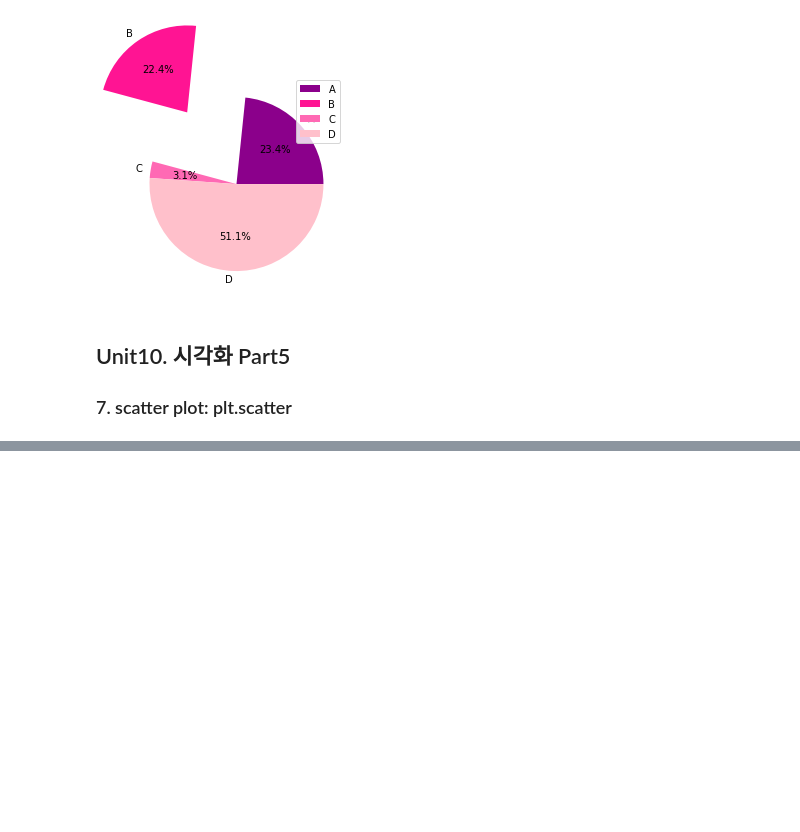
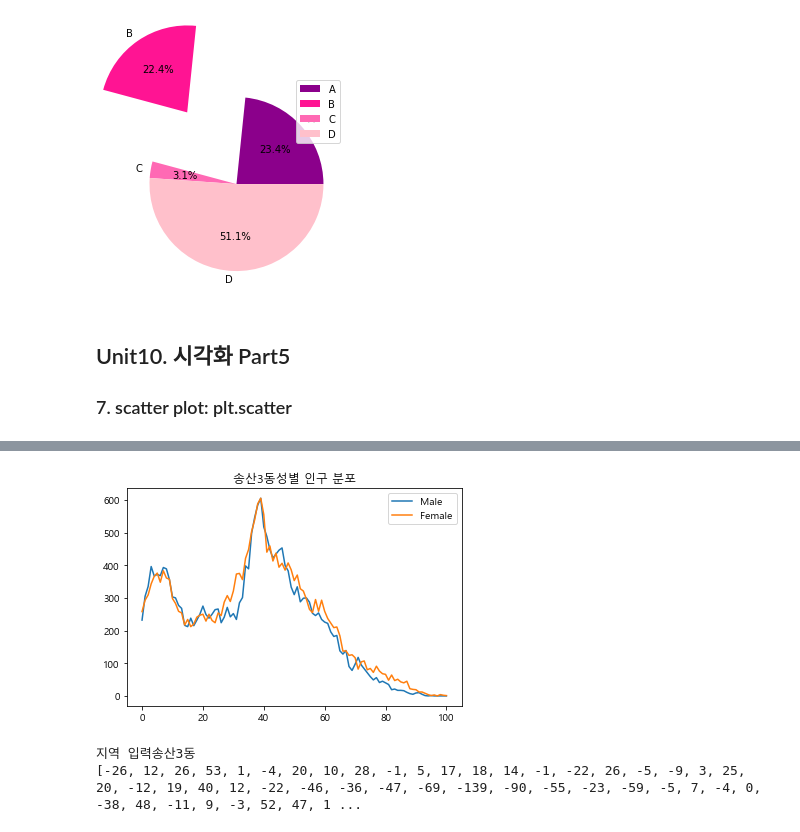
Before and after one commit to arako001/Modupython, a Jupyter notebook: ModuPython_Summary.ipynb, the cells around one changed output, grey strips where cells are left out. Saved outputs shown, nothing was run; the diff lists cells and outputs as text; code cells hidden in the pictures; blank space fills up the shorter version.

```diff
--- a/ModuPython_Summary.ipynb
+++ b/ModuPython_Summary.ipynb
@@ -104,0 +112,15 @@ plt.show()
+# %%
+# 잠시 성별 인구 분포로 돌아가서, line chart, bar chart 연습
+import csv
+f=open('gender.csv')
+data=csv.reader(f)
+m=[]
+f=[]
+name=input('궁금한 동네를 입력해주세요:')
+for row in data:
+    if name in row[0]:
+        for i in range(3,104):
+            m.append(int(row[i]))
+            f.append(int(row[(i+101)]))
+print(m)
+print(f)
@@ -104,0 +131,26 @@ plt.show()
+# %%
+import matplotlib.pyplot as plt
+plt.rc('font',family='Malgun Gothic')
+plt.plot(m,label='Male')
+plt.plot(f,label='Female')
+plt.legend()
+plt.title(name+ '성별 인구 분포')
+plt.show()
+# %% [output]
+[figure, added]
+# %%
+import csv
+f=open('gender.csv')
+data=csv.reader(f)
+result=[]
+name=input('지역 입력')
+
+for row in data:
+    if name in row[0]:
+        for i in range(3,104):
+            result.append(int(row[i])-int(row[i+101]))
+        break
+print(result)
+# %% [output]
+지역 입력송산3동
+[-26, 12, 26, 53, 1, -4, 20, 10, 28, -1, 5, 17, 18, 14, -1, -22, 26, -5, -9, 3, 25, 20, -12, 19, 40, 12, -22, -46, -36, -47, -69, -139, -90, -55, -23, -59, -5, 7, -4, 0, -38, 48, -11, 9, -3, 52, 47, 1 ...
```
Also changed, not shown: parts of 21 cells of this notebook.
